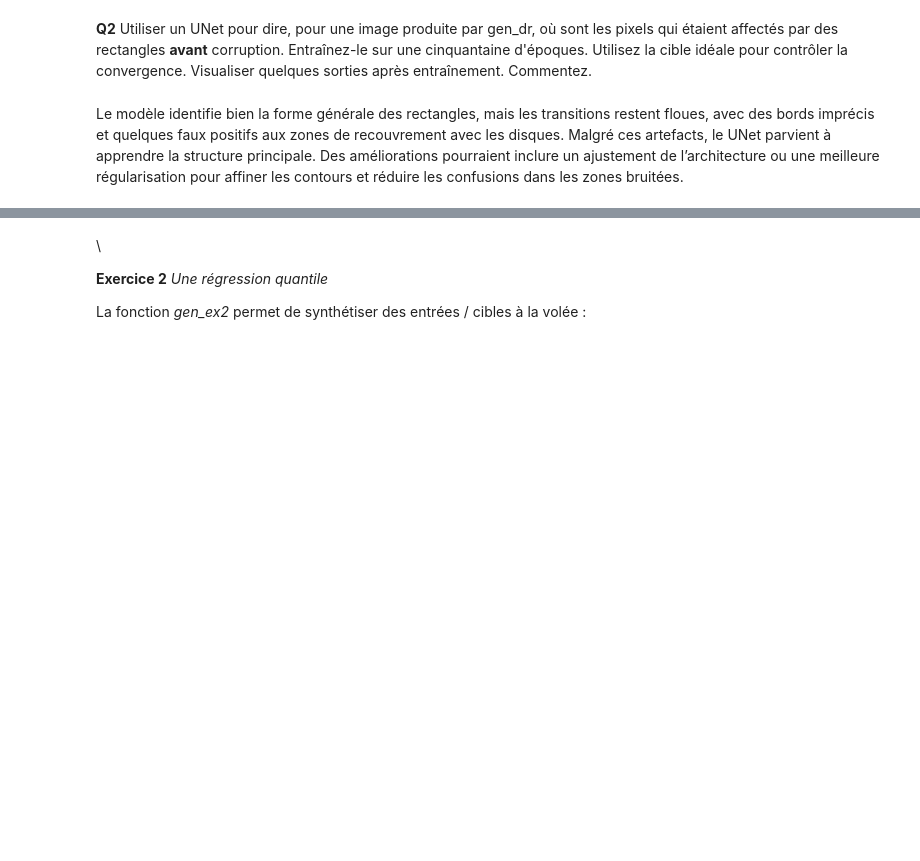
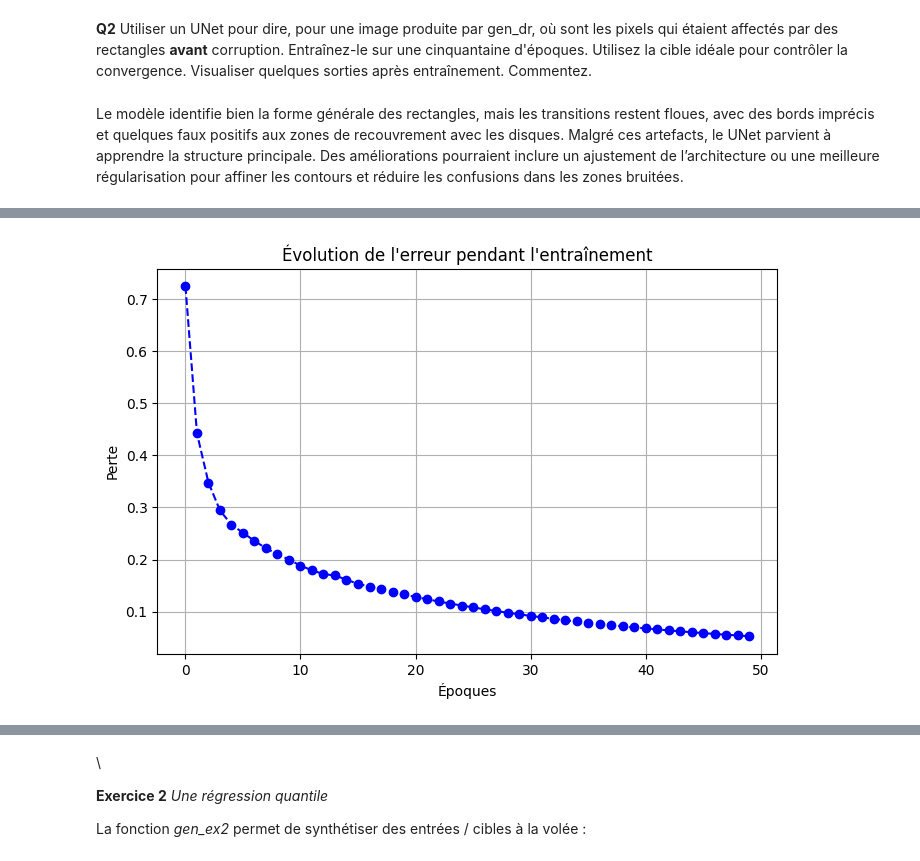
Before and after one commit to medz1966/exam_2025_session2, a Jupyter notebook: notebooks/exercices_session2.ipynb, the cells around one changed output, grey strips where cells are left out. Saved outputs shown, nothing was run; the diff lists cells and outputs as text; code cells hidden in the pictures; blank space fills up the shorter version.

```diff
--- a/notebooks/exercices_session2.ipynb
+++ b/notebooks/exercices_session2.ipynb
@@ -226,0 +68,81 @@ Epoch [50/50], Loss: 0.3238
+# %%
+import torch
+import torch.nn as nn
+import torch.optim as optim
+import matplotlib.pyplot as plt
+from utils import gen_dr, UNet  # Import des fonctions nécessaires
+
+def train_segmentation_model(n_epochs=50, batch_size=6, lr=0.001):
+    """
+    Entraînement d'un modèle UNet pour la segmentation avec un dataset synthétique.
+    """
+
+    # Génération des données d'entraînement
+    inputs, labels = gen_dr(batch_size)
+
+    # Conversion en tenseurs PyTorch
+    inputs = torch.tensor(inputs, dtype=torch.float32).unsqueeze(1).squeeze(2)
+    labels = torch.tensor(labels, dtype=torch.float32).unsqueeze(1).squeeze(2)
+
+    # Initialisation du modèle UNet
+    model = UNet(n_channels=1, n_classes=1)
+
+    # Définition de la fonction de perte et de l'optimiseur
+    criterion = nn.BCEWithLogitsLoss()
+    optimizer = optim.Adam(model.parameters(), lr=lr)
+
+    loss_history = []
+
+    # Boucle d'entraînement
+    for epoch in range(n_epochs):
+        optimizer.zero_grad()
+        outputs = model(inputs)
+        loss = criterion(outputs, labels)
+        loss.backward()
+        optimizer.step()
+        loss_history.append(loss.item())
+
+        if epoch % 10 == 0:
+            print(f"Époque {epoch}/{n_epochs}, Perte : {loss.item():.4f}")
+
+    # Affichage de la convergence de la perte
+    plt.figure(figsize=(8, 5))
+    plt.plot(loss_history, linestyle="--", marker="o", color="b")
+    plt.xlabel("Époques")
+    plt.ylabel("Perte")
+    plt.title("Évolution de l'erreur pendant l'entraînement")
+    plt.grid(True)
+    plt.show()
+
+    # Mode évaluation
+    model.eval()
+    with torch.no_grad():
+        predictions = torch.sigmoid(model(inputs)).numpy()
+
+    # Visualisation des résultats
+    for i in range(batch_size):
+        plt.figure(figsize=(6, 2))
+
+        plt.subplot(1, 3, 1)
+        plt.imshow(inputs[i, 0], cmap="viridis")
+        plt.title("Donnée d'entrée")
+        plt.axis("off")
+
+        plt.subplot(1, 3, 2)
+        plt.imshow(labels[i, 0], cmap="plasma")
+        plt.title("Cible attendue")
+        plt.axis("off")
+
+        plt.subplot(1, 3, 3)
+        plt.imshow(predictions[i, 0], cmap="inferno")
+        plt.title("Prédiction du modèle")
+        plt.axis("off")
+
+        plt.tight_layout()
+        plt.show()
+
+    return model
+
+# Lancement de l'entraînement
+segmentation_model = train_segmentation_model()
+# %% [output]
@@ -226,0 +154 @@ Epoch [50/50], Loss: 0.3238
+[figure, added]
```
Also changed, not shown: parts of 10 cells of this notebook.
